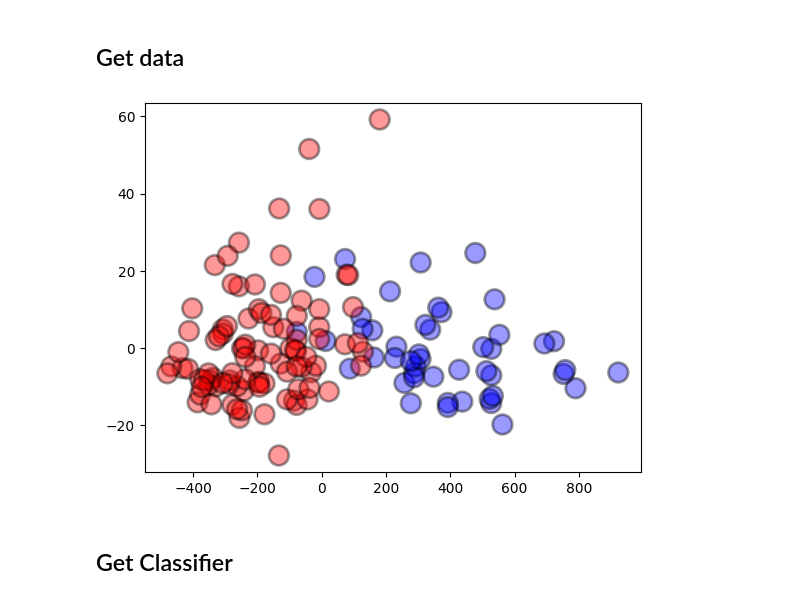
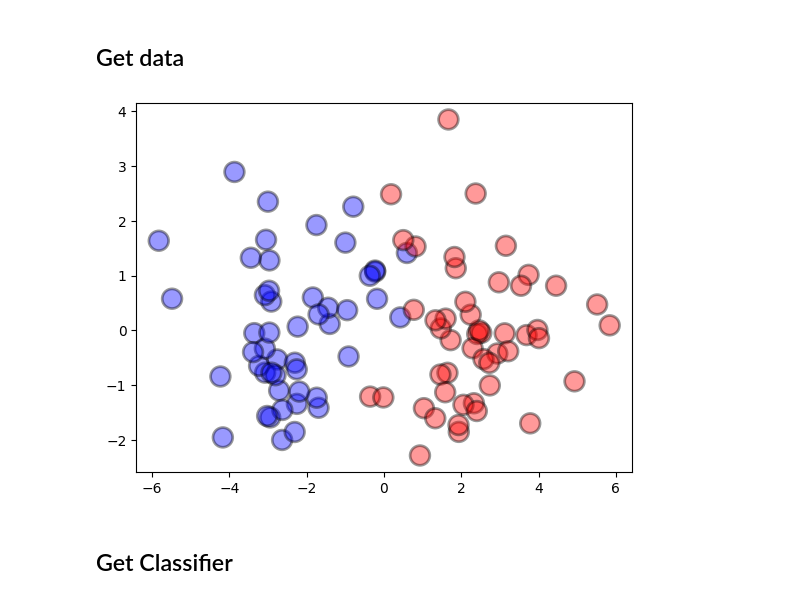
Before and after one commit to mattclifford1/linear_confidence, a Jupyter notebook: notebooks/datasets.ipynb, the cells around one changed output. Saved outputs shown, nothing was run; the diff lists cells and outputs as text; code cells hidden in the pictures.

```diff
--- a/notebooks/datasets.ipynb
+++ b/notebooks/datasets.ipynb
@@ -15,14 +15,14 @@ The autoreload extension is already loaded. To reload it, use:
 # %%
 datasets = {0: 'Breast Cancer', 2: 'Iris', 3: 'Wine', 4: 'Pima Indian Diabetes',
             5: 'Sonar Rocks vs Mines', 6: 'Banknote Authentication',
             7: 'Abalone Gender', 8: 'Ionosphere', 9: 'Wheat Seeds',
             10: 'Credit Scoring 1', 11: 'Credit Scoring 2',
             12: 'Direct Marketing'}
-dataset = datasets[3]  # change ind to select dataset to use
+dataset = datasets[9]  # change ind to select dataset to use
 data_clf = data.get_real_dataset(dataset, scale=False)
 deltas.plotting.plots.plot_classes(data_clf['data'], dim_reducer=data_clf['dim_reducer'])
 # %% [output]
-[figure, old version]
+[figure, new version]
 # %% [markdown]
 ## Get Classifier
 # %%
```
Also changed, not shown: parts of 5 cells of this notebook, 3 other files.
